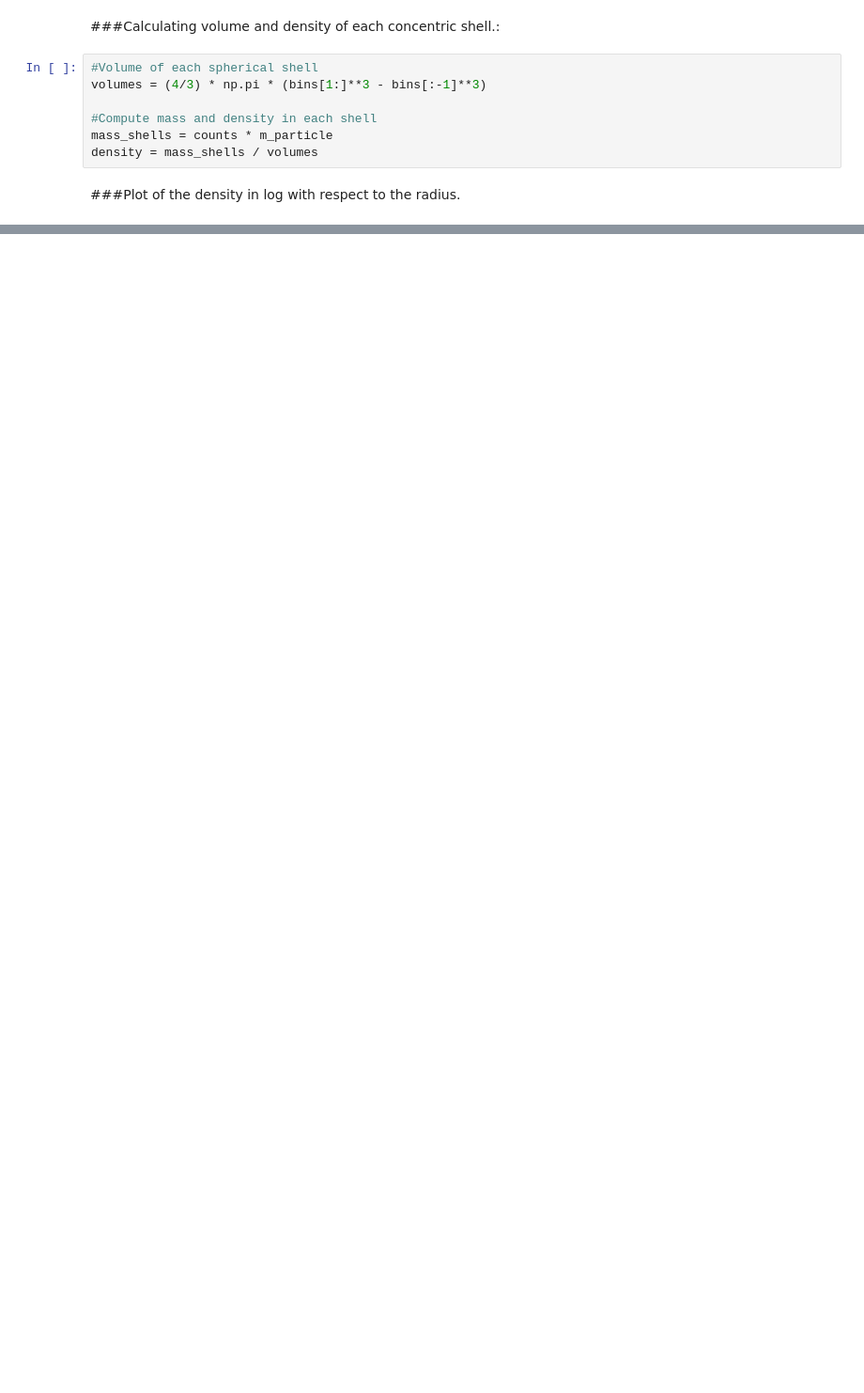
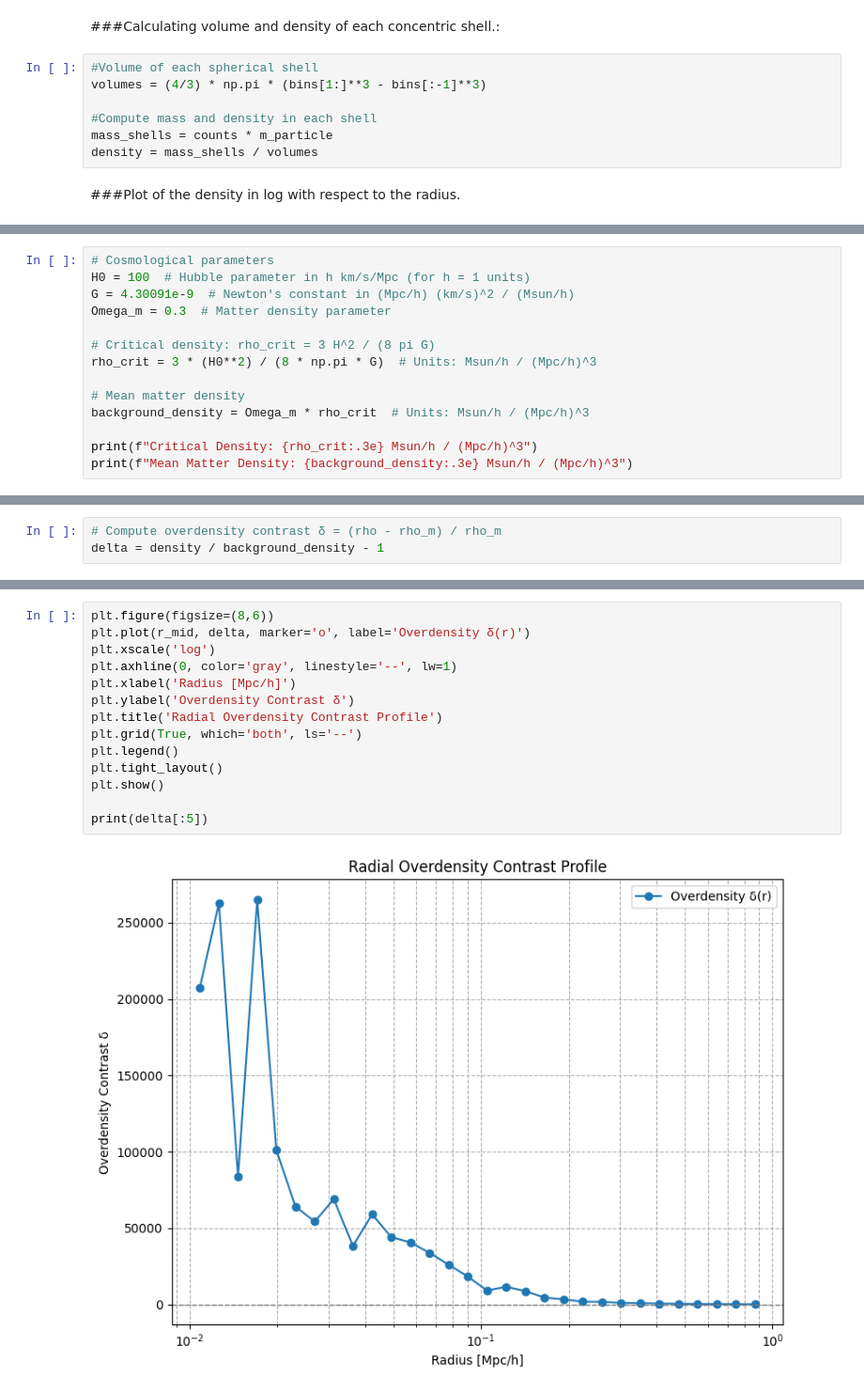
Before and after one commit to AJ-7569/SURGE25, a Jupyter notebook: Numerical_Sim.ipynb, the cells around one changed output, grey strips where cells are left out. Shown at 94% size. Cells and saved outputs as stored; diff of their text form; blank space fills up the shorter version.

```diff
--- a/Numerical_Sim.ipynb
+++ b/Numerical_Sim.ipynb
@@ -190,0 +251,14 @@ plt.show()
+# %%
+# Cosmological parameters
+H0 = 100  # Hubble parameter in h km/s/Mpc (for h = 1 units)
+G = 4.30091e-9  # Newton's constant in (Mpc/h) (km/s)^2 / (Msun/h)
+Omega_m = 0.3  # Matter density parameter
+
+# Critical density: rho_crit = 3 H^2 / (8 pi G)
+rho_crit = 3 * (H0**2) / (8 * np.pi * G)  # Units: Msun/h / (Mpc/h)^3
+
+# Mean matter density
+background_density = Omega_m * rho_crit  # Units: Msun/h / (Mpc/h)^3
+
+print(f"Critical Density: {rho_crit:.3e} Msun/h / (Mpc/h)^3")
+print(f"Mean Matter Density: {background_density:.3e} Msun/h / (Mpc/h)^3")
@@ -190,0 +268,3 @@ plt.show()
+# %%
+# Compute overdensity contrast δ = (rho - rho_m) / rho_m
+delta = density / background_density - 1
@@ -190,0 +273,16 @@ plt.show()
+# %%
+plt.figure(figsize=(8,6))
+plt.plot(r_mid, delta, marker='o', label='Overdensity δ(r)')
+plt.xscale('log')
+plt.axhline(0, color='gray', linestyle='--', lw=1)
+plt.xlabel('Radius [Mpc/h]')
+plt.ylabel('Overdensity Contrast δ')
+plt.title('Radial Overdensity Contrast Profile')
+plt.grid(True, which='both', ls='--')
+plt.legend()
+plt.tight_layout()
+plt.show()
+
+print(delta[:5])
+# %% [output]
+[figure, added]
```
Also changed, not shown: parts of 35 cells of this notebook.
